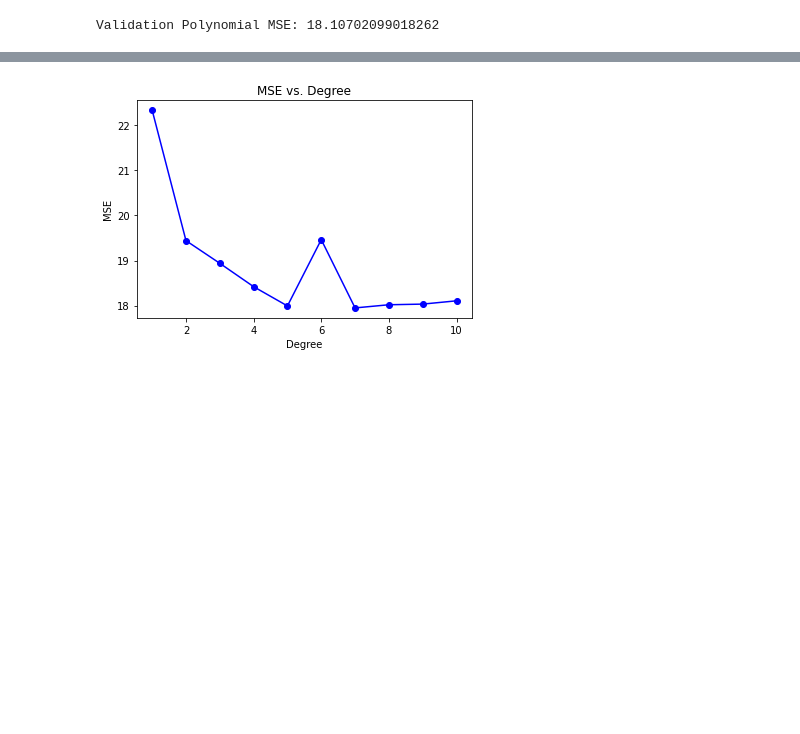
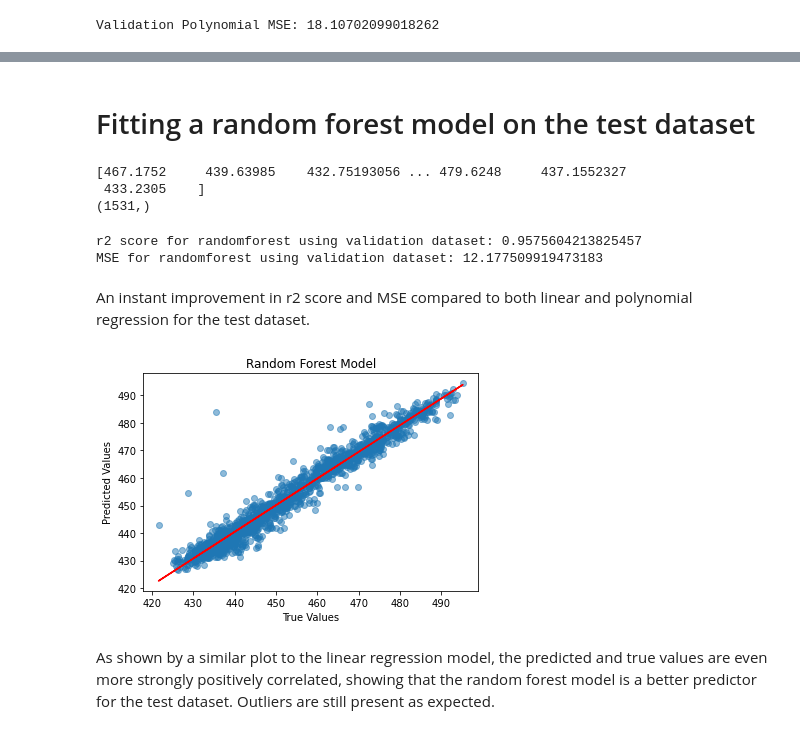
Before and after one commit to Courtsy/Intro-to-AI, a Jupyter notebook: AICoursework.ipynb, the cells around one changed output, grey strips where cells are left out. Cells and saved outputs as stored; diff of their text form; code cells hidden in the pictures; blank space fills up the shorter version.

```diff
--- a/AICoursework.ipynb
+++ b/AICoursework.ipynb
@@ -295,28 +360,48 @@ Validation Polynomial MSE: 19.463300784725725
-# %%
-
-degrees = range(1, 11)
-mse_values = []
-
-for degree in degrees:
-    # Fit polynomial regression model
-    poly = PolynomialFeatures(degree=degree)
-    Xtr_poly = poly.fit_transform(Xtr)
-    X_val_poly = poly.transform(X_val)
-    linreg_val_poly = LinearRegression()
-    linreg_val_poly.fit(Xtr_poly, ytr)
-
-    # Predict on validation set
-    ypred_val_poly = linreg_val_poly.predict(X_val_poly)
-
-    # Compute MSE
-    mse_val_poly = mean_squared_error(y_val, ypred_val_poly)
-    mse_values.append(mse_val_poly)
-
-# Plot MSE values against degree
-plt.plot(degrees, mse_values, 'bo-')
-plt.xlabel('Degree')
-plt.ylabel('MSE')
-plt.title('MSE vs. Degree')
-plt.show()
-# %% [output]
-[figure, removed]
+# %% [markdown]
+# Fitting a random forest model on the test dataset
+# %%
+#importing and fitting the random forest regressor model from sklearn - fitting it on the training data set and
+#then predicting it on the test dataset to see how well it performs on unseen data - the hyperparameters I have used
+#will be explained further below where I used gridsearch for hyperparameter tuning.
+
+from sklearn.ensemble import RandomForestRegressor
+rf = RandomForestRegressor(bootstrap = False, max_depth = 25, max_features = 'log2', min_samples_leaf = 1,
+                           min_samples_split = 3, n_estimators = 100, random_state = 42)
+rf.fit(Xtr, ytr)
+y_pred_rf = rf.predict(X_val)
+
+print(y_pred_rf)
+print(y_pred_rf.shape)
+# %% [output]
+[467.1752     439.63985    432.75193056 ... 479.6248     437.1552327
+ 433.2305    ]
+(1531,)
+# %%
+#calculating perfomance metrics for the random forest model using the validation set (r2 and MSE)
+
+r2_rf_val = r2_score(y_val, y_pred_rf)
+print(f"r2 score for randomforest using validation dataset: {r2_rf_val}")
+
+mse_rf_val = mean_squared_error(y_val, y_pred_rf)
+print(f"MSE for randomforest using validation dataset: {mse_rf_val}")
+# %% [output]
+r2 score for randomforest using validation dataset: 0.9575604213825457
+MSE for randomforest using validation dataset: 12.177509919473183
+# %% [markdown]
+An instant improvement in r2 score and MSE  compared to both linear and polynomial regression for the test dataset.
+# %%
+#graph to show how well correlated the true and predicted values are for the random forest regressor model.
+plt.scatter(y_val, y_pred_rf, alpha = 0.5)
+plt.xlabel("True Values")
+plt.ylabel("Predicted Values")
+plt.title("Random Forest Model")
+
+p = np.polyfit(y_val, y_pred_rf, 1)
+f = np.poly1d(p)
+plt.plot(y_val, f(y_val), 'r-')
+
+plt.show()
+# %% [output]
+[figure, added]
+# %% [markdown]
+As shown by a similar plot to the linear regression model, the predicted and true values are even more strongly positively correlated, showing that the random forest model is a better predictor for the test dataset. Outliers are still present as expected.
```
Also changed, not shown: parts of 52 cells of this notebook.
